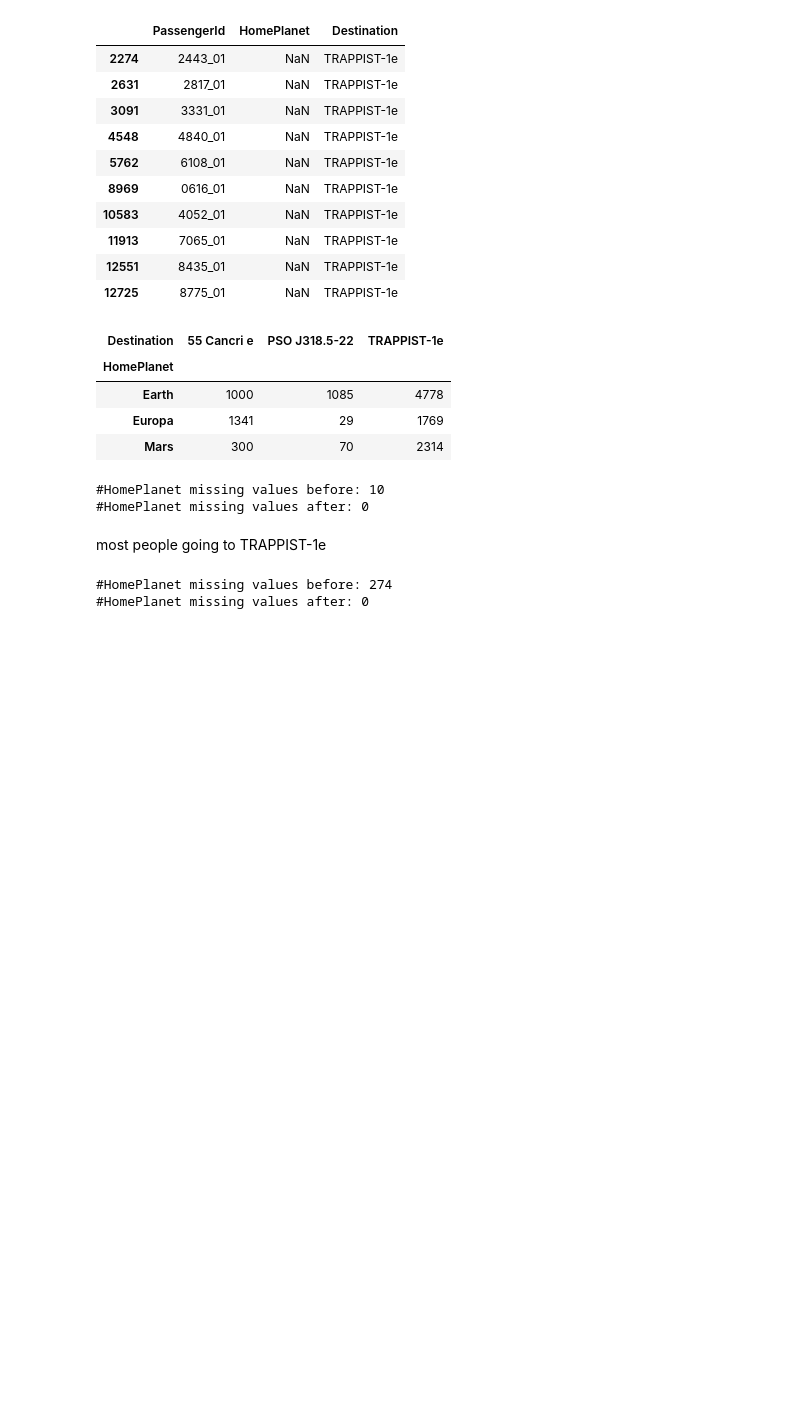
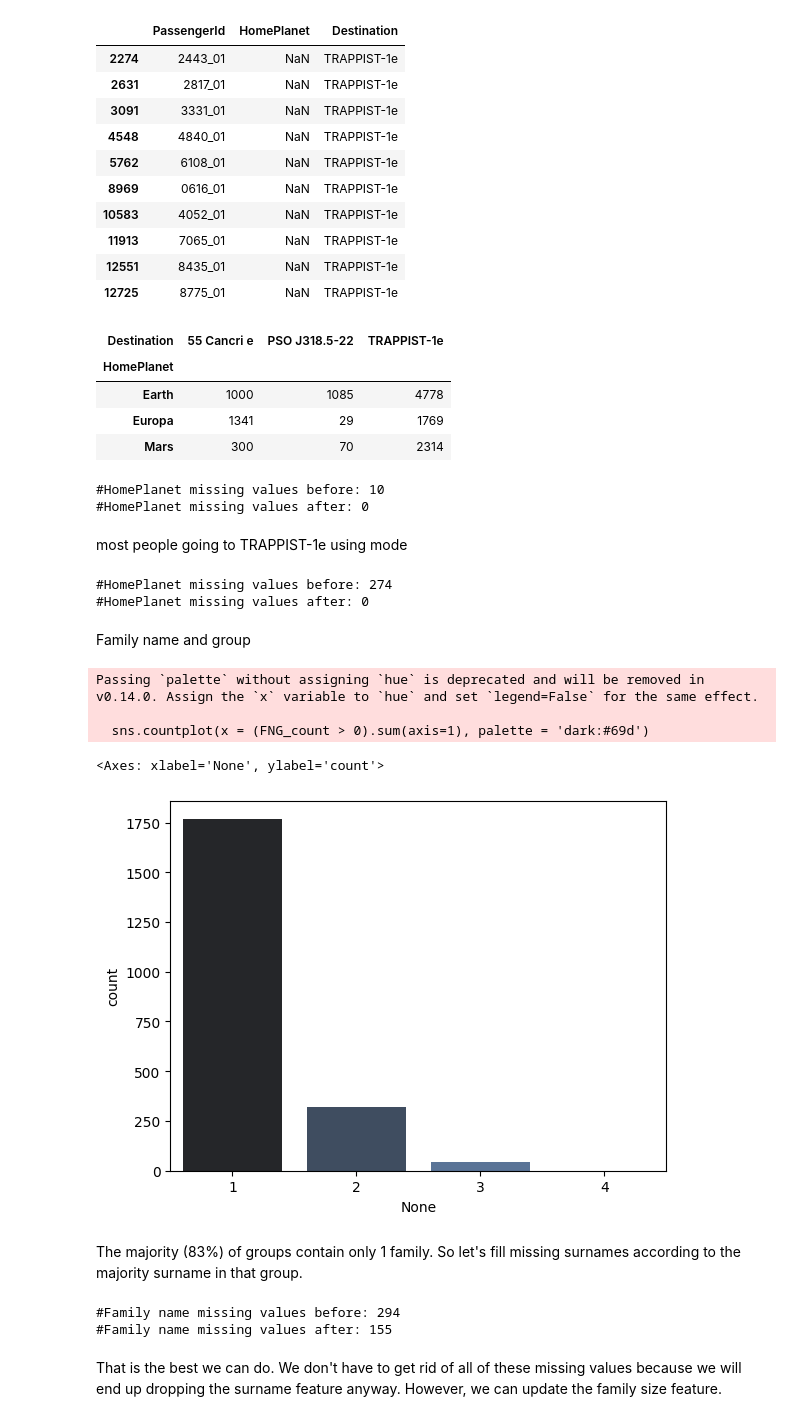
Before and after one commit to MooAbdelhamid/kaggle-notebooks, a Jupyter notebook: spaceship-titanic.ipynb, the cells around one changed output. Drawn from its saved outputs; the diff is of its cells as text; code cells hidden in the pictures; blank space fills up the shorter version.

```diff
--- a/spaceship-titanic.ipynb
+++ b/spaceship-titanic.ipynb
@@ -720,7 +721,7 @@ print('#HomePlanet missing values after:', all_data['HomePlanet'].isna().sum())
 #HomePlanet missing values before: 10
 #HomePlanet missing values after: 0
 # %% [markdown]
-most people going to TRAPPIST-1e
+most people going to TRAPPIST-1e using mode
 # %%
 D_bef = all_data['Destination'].isna().sum()
 
@@ -731,3 +732,34 @@ print('#HomePlanet missing values after:', all_data['Destination'].isna().sum())
 # %% [output]
 #HomePlanet missing values before: 274
 #HomePlanet missing values after: 0
+# %% [markdown]
+Family name and group
+# %%
+mask = all_data['Group_size'] > 1
+FNG_count = all_data[mask].groupby(['Group', 'Family_name'])['Family_name'].size().unstack().fillna(0)
+
+sns.countplot(x = (FNG_count > 0).sum(axis=1), palette = 'dark:#69d')
+# %% [output]
+Passing `palette` without assigning `hue` is deprecated and will be removed in v0.14.0. Assign the `x` variable to `hue` and set `legend=False` for the same effect.
+
+  sns.countplot(x = (FNG_count > 0).sum(axis=1), palette = 'dark:#69d')
+<Axes: xlabel='None', ylabel='count'>
+[figure, added]
+# %% [markdown]
+The majority (83%) of groups contain only 1 family. So let's fill missing surnames according to the majority surname in that group.
+# %%
+SN_bef = all_data['Family_name'].isna().sum()
+
+mask1 = all_data['Family_name'].isna()
+mask2 = all_data['Group'].isin(FNG_count.index)
+FNG_index = all_data[mask1 & mask2].index
+
+all_data.loc[FNG_index, 'Family_name'] = all_data.iloc[FNG_index, :]['Group'].map(lambda x: FNG_count.idxmax(axis=1)[x])
+
+print('#Family name missing values before:', SN_bef)
+print('#Family name missing values after:', all_data['Family_name'].isna().sum())
+# %% [output]
+#Family name missing values before: 294
+#Family name missing values after: 155
+# %% [markdown]
+That is the best we can do. We don't have to get rid of all of these missing values because we will end up dropping the surname feature anyway. However, we can update the family size feature.
```
Also changed, not shown: parts of 35 cells of this notebook.
